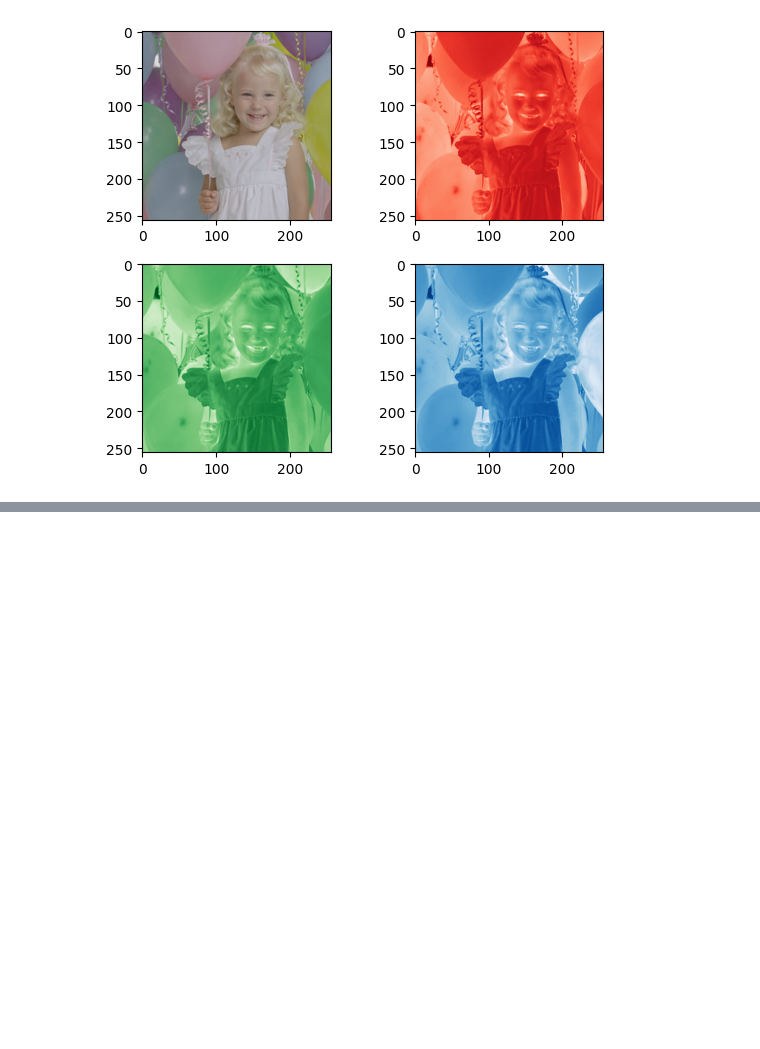
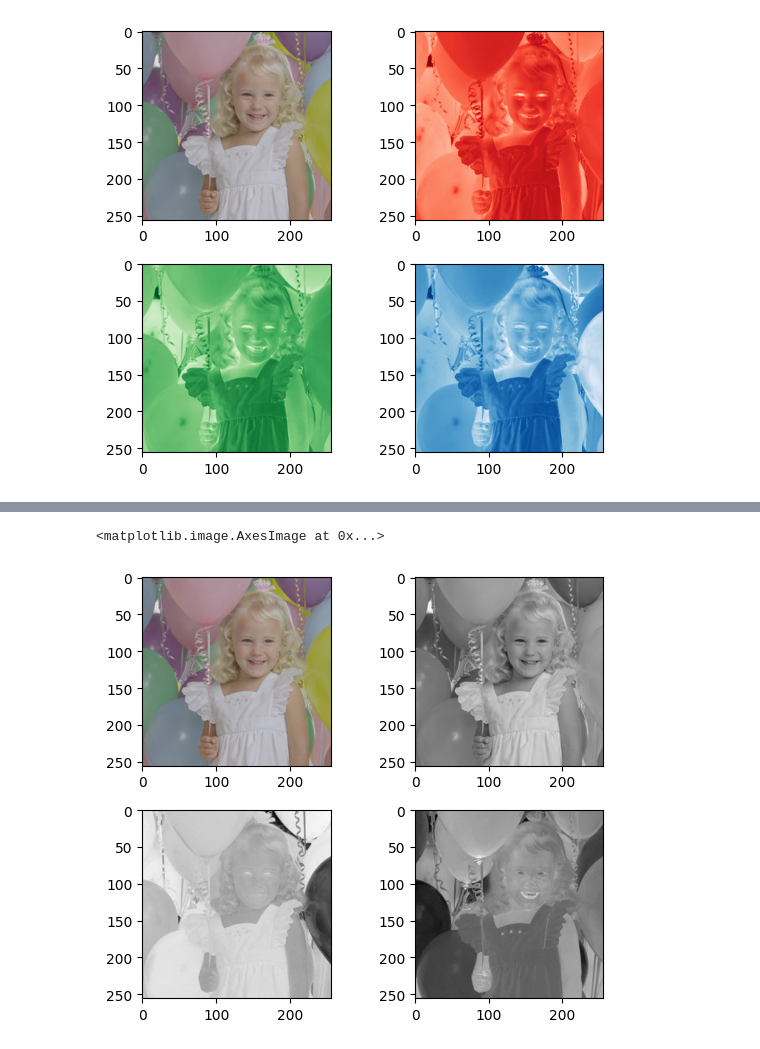
Before and after one commit to naoto-github/ComputerGraphics-NCU, a Jupyter notebook: 3/chapter3.ipynb, the cells around one changed output, grey strips where cells are left out. Saved outputs shown, nothing was run; the diff lists cells and outputs as text; code cells hidden in the pictures; blank space fills up the shorter version.

```diff
--- a/3/chapter3.ipynb
+++ b/3/chapter3.ipynb
@@ -87,0 +111,22 @@ axes[1, 1].imshow(display_color_channel(k_channel, 'black'))
+# %%
+# 画像ファイルの読み込み
+image = cv2.imread('samples/Balloon.bmp')
+
+# OpenCVでは画像がBGRで読み込まれるため、RGBに変換
+image_rgb = cv2.cvtColor(image, cv2.COLOR_BGR2RGB)
+
+# RGBからYUV色空間に変換
+image_yuv = cv2.cvtColor(image_rgb, cv2.COLOR_RGB2YUV)
+
+# YUVチャネルの分離
+y_channel, u_channel, v_channel = cv2.split(image_yuv)
+
+# 元画像と各チャネルの画像を表示
+fig, axes = plt.subplots(2, 2, tight_layout=True)
+axes[0, 0].imshow(image_rgb)
+axes[0, 1].imshow(y_channel, cmap='gray')
+axes[1, 0].imshow(u_channel, cmap='gray')
+axes[1, 1].imshow(v_channel, cmap='gray')
+# %% [output]
+<matplotlib.image.AxesImage at 0x...>
+[figure, added]
```
Also changed, not shown: parts of 9 cells of this notebook, 2 other files.
